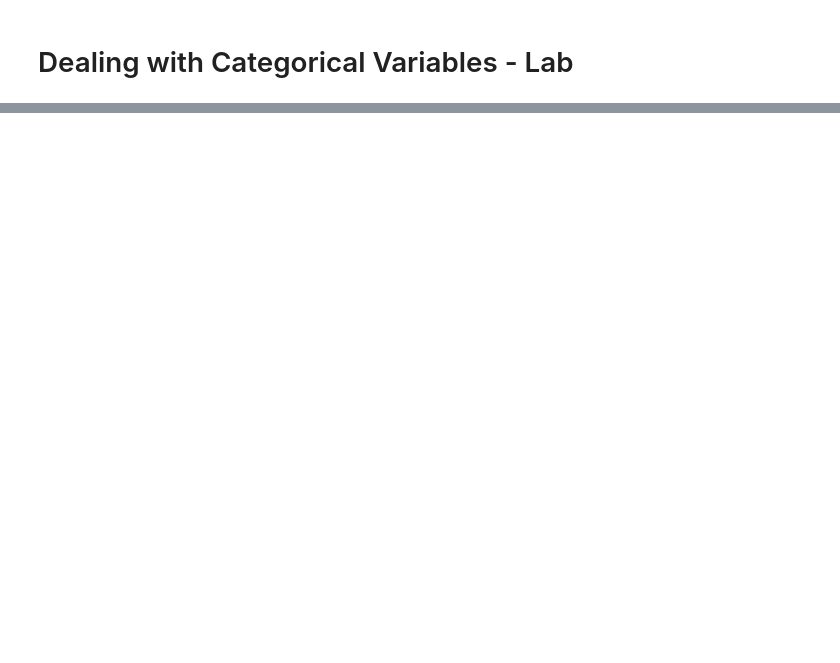
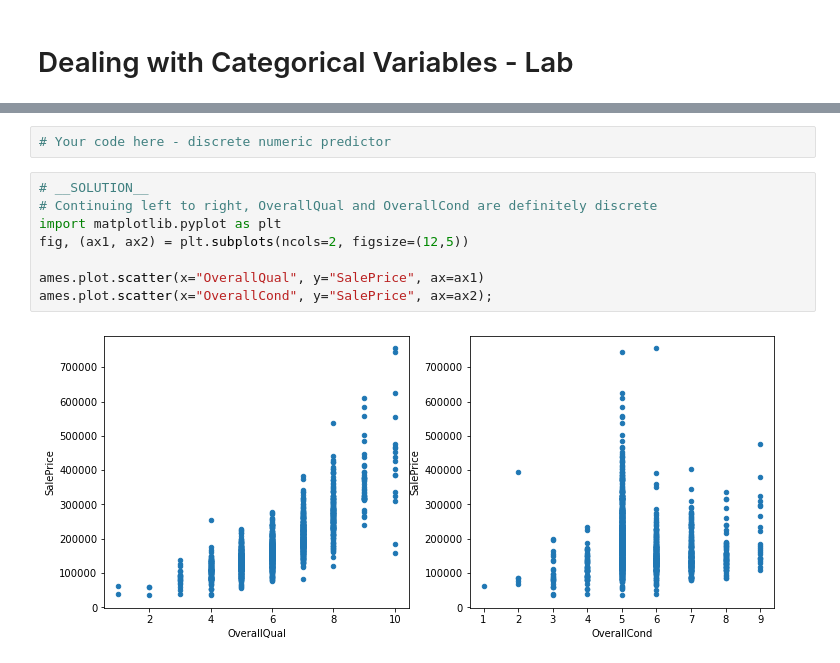
Before and after one commit to learn-co-curriculum/dsc-categorical-variables-regression-lab, a Jupyter notebook: index.ipynb, the cells around one changed output, grey strips where cells are left out. Drawn from its saved outputs; the diff is of its cells as text; blank space fills up the shorter version.

```diff
--- a/index.ipynb
+++ b/index.ipynb
@@ -189,0 +138,12 @@ In this lab, you practiced your knowledge of categorical variables on the Ames H
+# %%
+# Your code here - discrete numeric predictor
+# %%
+# __SOLUTION__
+# Continuing left to right, OverallQual and OverallCond are definitely discrete
+import matplotlib.pyplot as plt
+fig, (ax1, ax2) = plt.subplots(ncols=2, figsize=(12,5))
+
+ames.plot.scatter(x="OverallQual", y="SalePrice", ax=ax1)
+ames.plot.scatter(x="OverallCond", y="SalePrice", ax=ax2);
+# %% [output]
+[figure, added]
```
Also changed, not shown: parts of 81 cells of this notebook, 7 other files.
